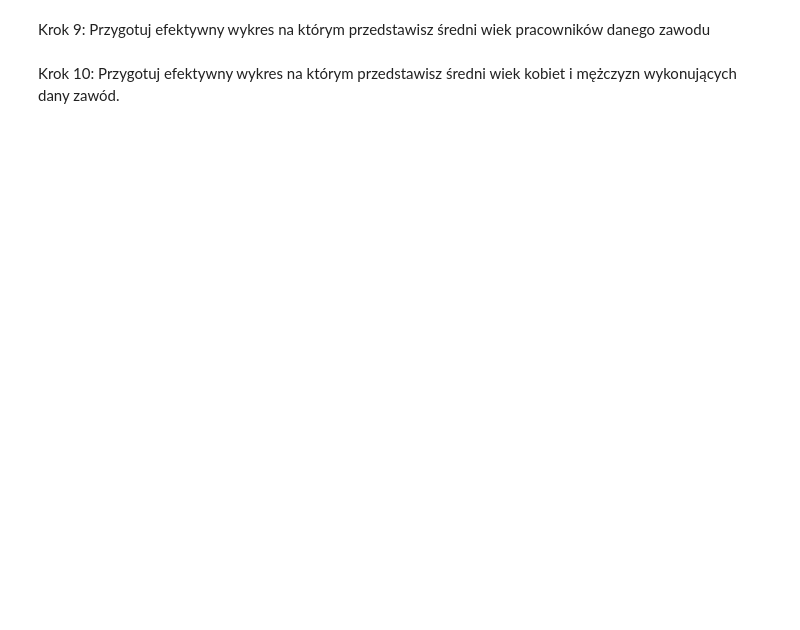
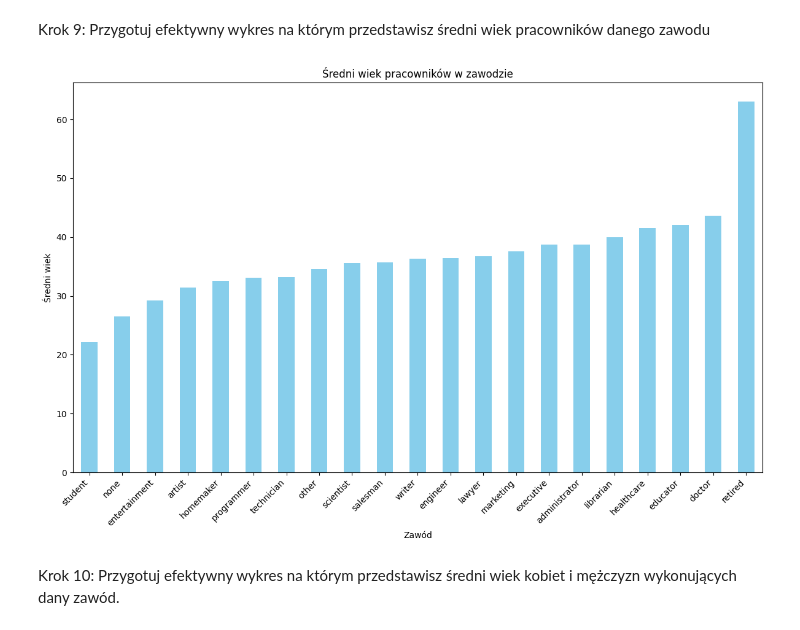
Before and after one commit to JKosciukiewicz/effective_python, a Jupyter notebook: lab12.ipynb, the cells around one changed output. Cells and saved outputs as stored; diff of their text form; code cells hidden in the pictures; blank space fills up the shorter version.

```diff
--- a/lab12.ipynb
+++ b/lab12.ipynb
@@ -164,4 +266,20 @@ Wykorzystaj https://matplotlib.org/gallery/api/barchart.html#sphx-glr-gallery-ap
 # %% [markdown]
 Krok 9: Przygotuj efektywny wykres na którym przedstawisz średni wiek pracowników danego zawodu
+# %%
+occupation = occupation.dropna(subset=['age'])
+
+average_age_by_occupation = occupation.groupby('occupation')['age'].mean()
+
+plt.figure(figsize=(12, 8))
+average_age_by_occupation.sort_values().plot(kind='bar', color='skyblue')
+
+plt.title('Średni wiek pracowników w zawodzie')
+plt.xlabel('Zawód')
+plt.ylabel('Średni wiek')
+plt.xticks(rotation=45, ha='right')
+plt.tight_layout()
+plt.show()
+# %% [output]
+[figure, added]
 # %% [markdown]
 Krok 10: Przygotuj efektywny wykres na którym przedstawisz średni wiek kobiet i mężczyzn wykonujących dany zawód.
```
Also changed, not shown: parts of 9 cells of this notebook.
